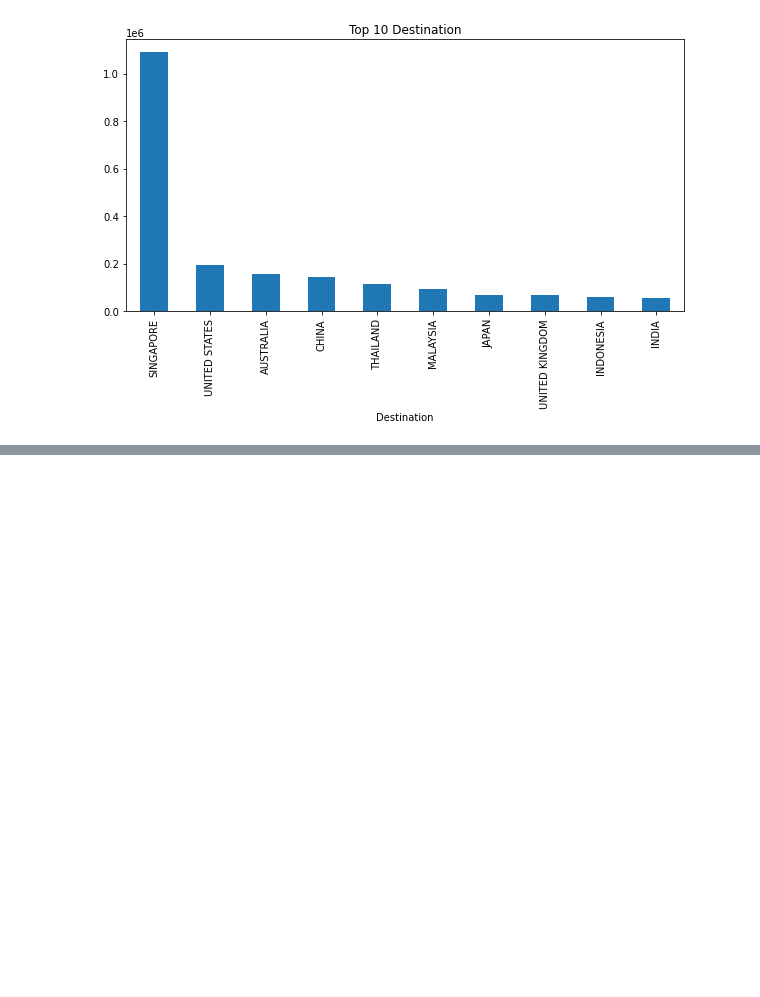
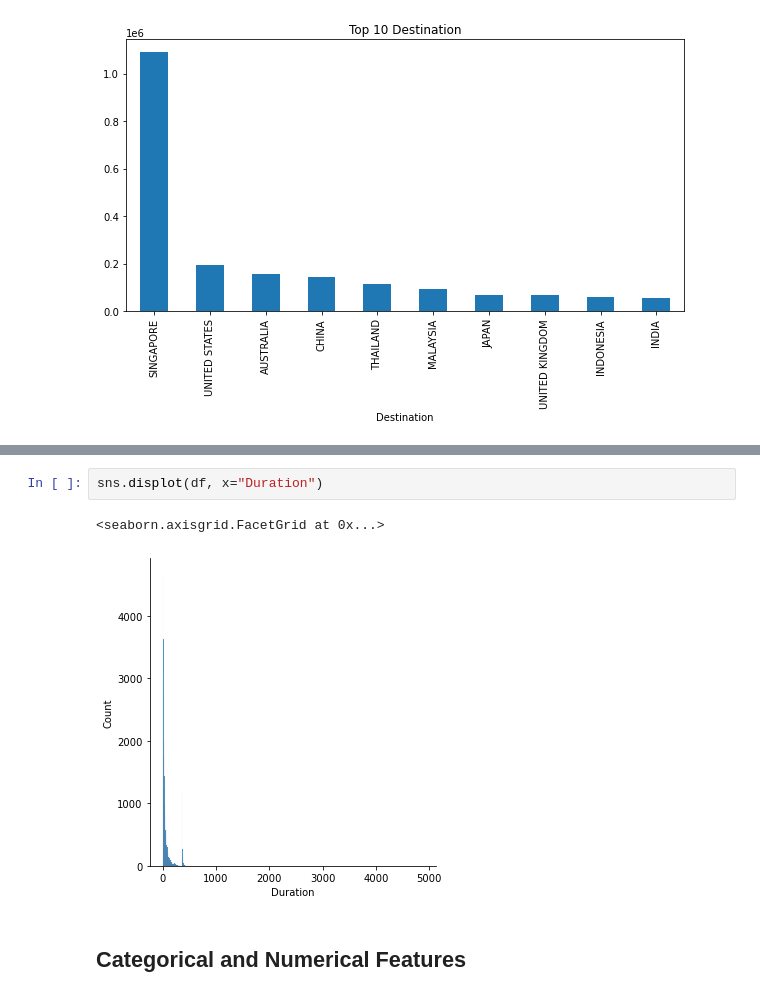
Before and after one commit to Suchitra-Majumdar/Travel_Insurance, a Jupyter notebook: code/Travel_Insurance_Data Analysis.ipynb, the cells around one changed output, grey strips where cells are left out. Cells and saved outputs as stored; diff of their text form; blank space fills up the shorter version.

```diff
--- a/code/Travel_Insurance_Data Analysis.ipynb
+++ b/code/Travel_Insurance_Data Analysis.ipynb
@@ -227,0 +250,7 @@ Text(0.5, 1.0, 'Top 10 Destination')
+# %%
+sns.displot(df, x="Duration")
+# %% [output]
+<seaborn.axisgrid.FacetGrid at 0x...>
+[figure, added]
+# %% [markdown]
+## Categorical and Numerical Features
```
Also changed, not shown: parts of 25 cells of this notebook.
